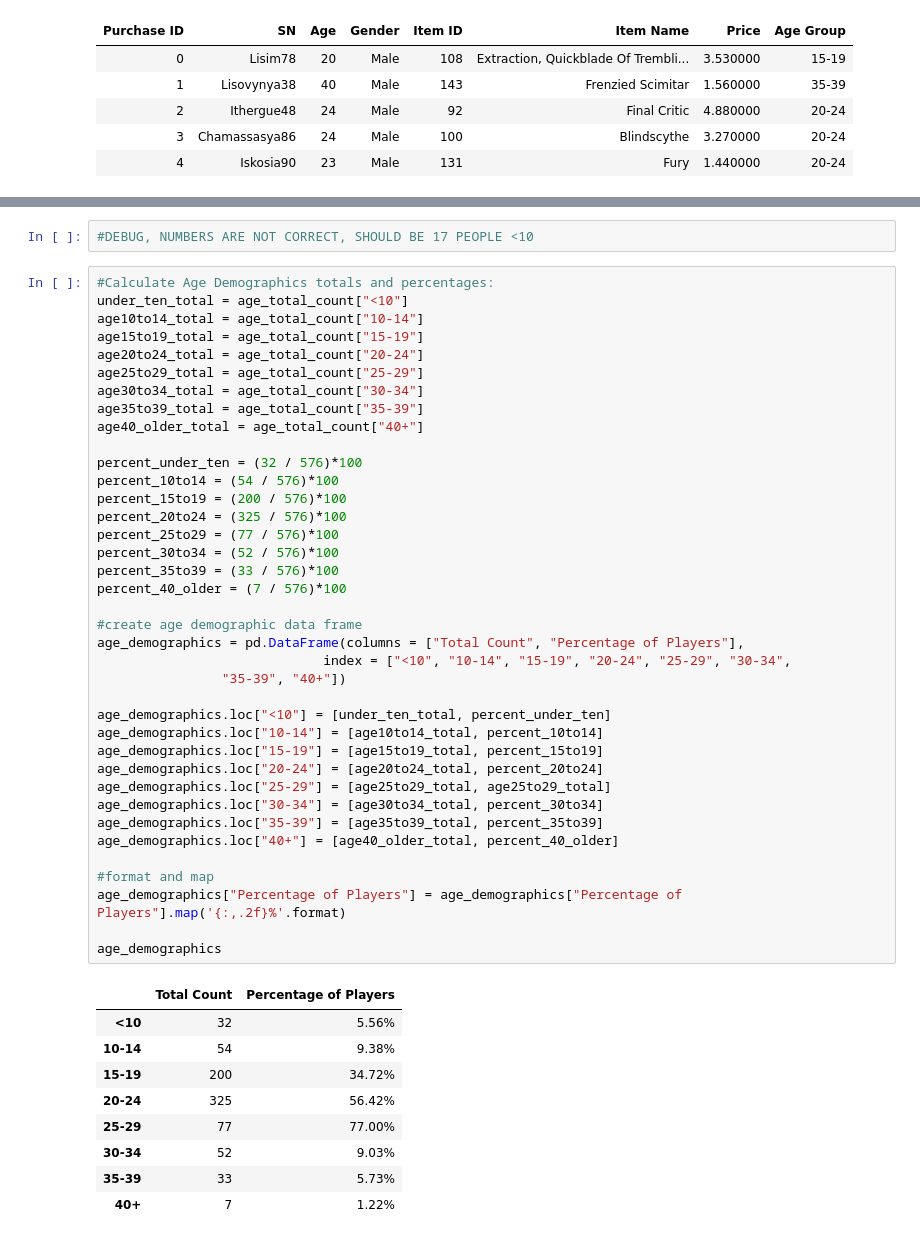
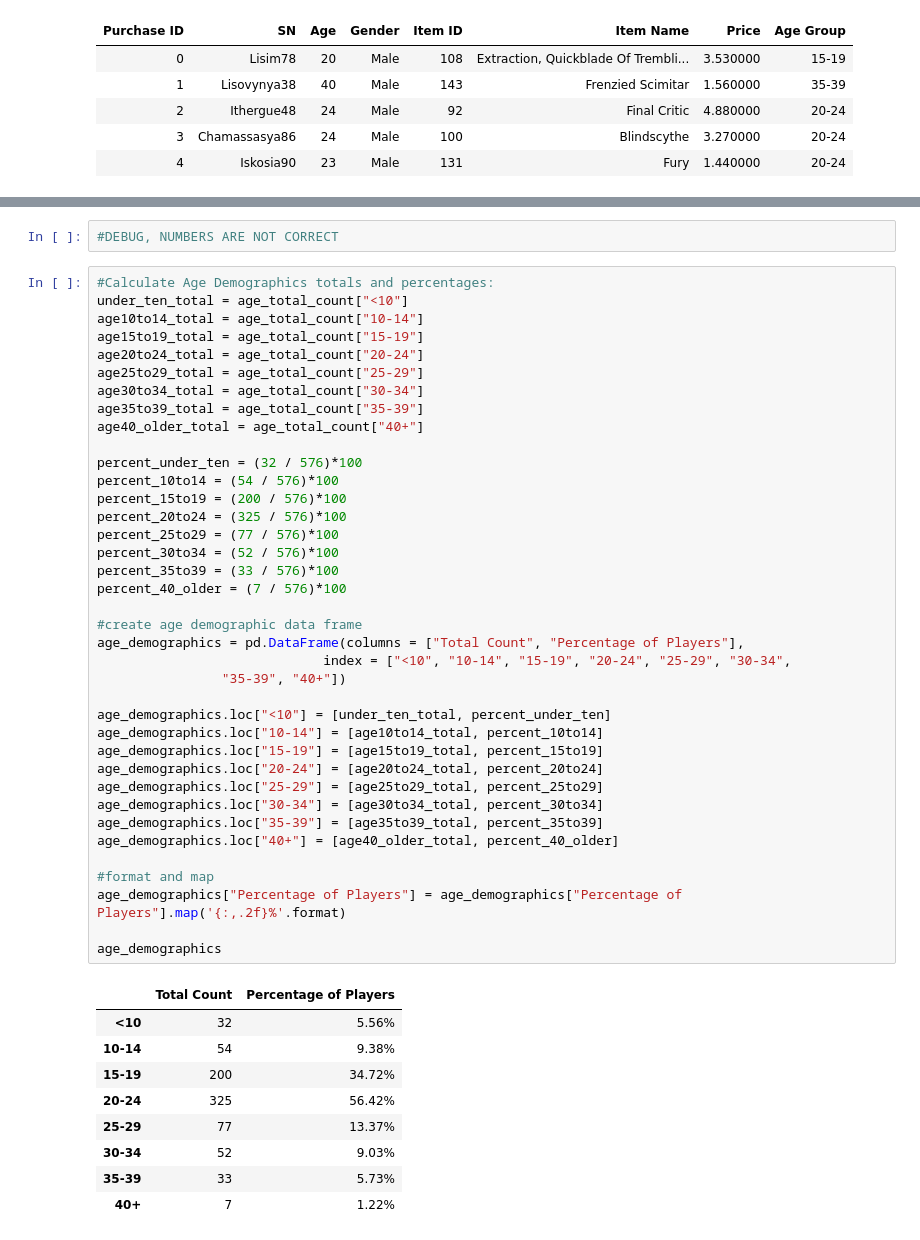
Before and after one commit to cdfencing/Pandas-Challenge, a Jupyter notebook: Heroes of Pymoli/HeroesofPymoli.ipynb, the cells around one changed output, grey strips where cells are left out. Saved outputs shown, nothing was run; the diff lists cells and outputs as text.

```diff
--- a/Heroes of Pymoli/HeroesofPymoli.ipynb
+++ b/Heroes of Pymoli/HeroesofPymoli.ipynb
@@ -194,5 +194,5 @@ Name: Total Count, dtype: int64
 # %%
-#DEBUG, NUMBERS ARE NOT CORRECT, SHOULD BE 17 PEOPLE <10
+#DEBUG, NUMBERS ARE NOT CORRECT
 # %%
 #Calculate Age Demographics totals and percentages:
 under_ten_total = age_total_count["<10"]
@@ -209,35 +209,35 @@ percent_10to14 = (54 / 576)*100
 percent_15to19 = (200 / 576)*100
 percent_20to24 = (325 / 576)*100
 percent_25to29 = (77 / 576)*100
 percent_30to34 = (52 / 576)*100
 percent_35to39 = (33 / 576)*100
 percent_40_older = (7 / 576)*100
 
 #create age demographic data frame
 age_demographics = pd.DataFrame(columns = ["Total Count", "Percentage of Players"],
                              index = ["<10", "10-14", "15-19", "20-24", "25-29", "30-34",
                 "35-39", "40+"])
 
 age_demographics.loc["<10"] = [under_ten_total, percent_under_ten]
 age_demographics.loc["10-14"] = [age10to14_total, percent_10to14]
 age_demographics.loc["15-19"] = [age15to19_total, percent_15to19]
 age_demographics.loc["20-24"] = [age20to24_total, percent_20to24]
-age_demographics.loc["25-29"] = [age25to29_total, age25to29_total]
+age_demographics.loc["25-29"] = [age25to29_total, percent_25to29]
 age_demographics.loc["30-34"] = [age30to34_total, percent_30to34]
 age_demographics.loc["35-39"] = [age35to39_total, percent_35to39]
 age_demographics.loc["40+"] = [age40_older_total, percent_40_older]
 
 #format and map
 age_demographics["Percentage of Players"] = age_demographics["Percentage of Players"].map('{:,.2f}%'.format)
 
 age_demographics
 # %% [output]
 |  | Total Count | Percentage of Players |
 | <10 | 32 | 5.56% |
 | 10-14 | 54 | 9.38% |
 | 15-19 | 200 | 34.72% |
 | 20-24 | 325 | 56.42% |
-| 25-29 | 77 | 77.00% |
+| 25-29 | 77 | 13.37% |
 | 30-34 | 52 | 9.03% |
 | 35-39 | 33 | 5.73% |
 | 40+ | 7 | 1.22% |
```
Also changed, not shown: parts of 5 cells of this notebook, 1 other file.
